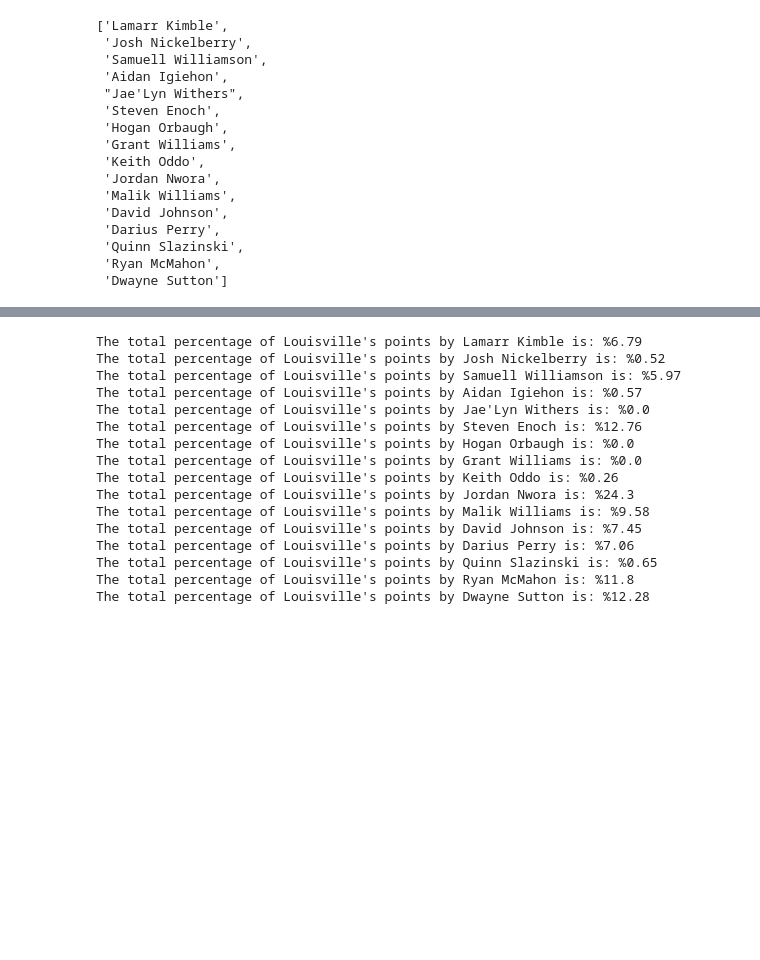
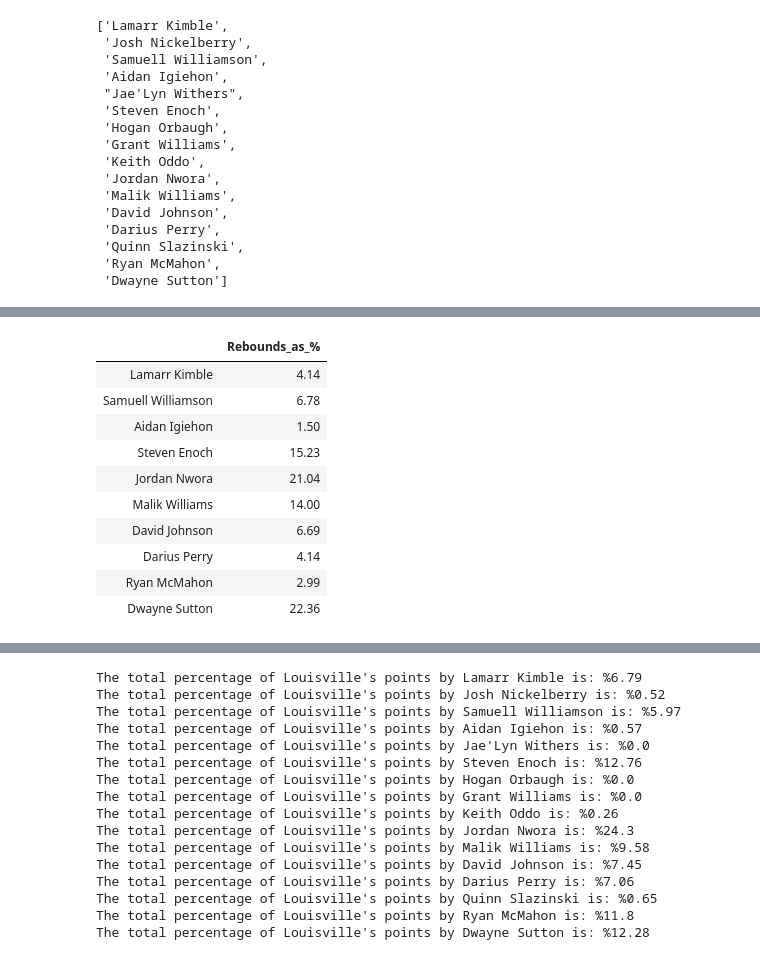
Before and after one commit to Bourbonplaytime/LouisvilleMBBStats, a Jupyter notebook: Louisville_Rebounds_as_Percentage.ipynb, the cells around one changed output, grey strips where cells are left out. Saved outputs shown, nothing was run; the diff lists cells and outputs as text; code cells hidden in the pictures; blank space fills up the shorter version.

```diff
--- a/Louisville_Rebounds_as_Percentage.ipynb
+++ b/Louisville_Rebounds_as_Percentage.ipynb
@@ -167,0 +179,21 @@ The total percentage of Louisville's rebounds by Dwayne Sutton is: %22.36
+# %%
+df_rebs = pd.DataFrame.from_dict(reb_dict, orient='index')
+
+df_reb = df_rebs.drop(["Jae'Lyn Withers", "Hogan Orbaugh", "Grant Williams", "Keith Oddo", "Josh Nickelberry",
+                       "Quinn Slazinski",], axis=0)
+
+new = df_reb.rename(columns={0:'Rebounds_as_%'})
+
+new
+# %% [output]
+|  | Rebounds_as_% |
+| Lamarr Kimble | 4.14 |
+| Samuell Williamson | 6.78 |
+| Aidan Igiehon | 1.50 |
+| Steven Enoch | 15.23 |
+| Jordan Nwora | 21.04 |
+| Malik Williams | 14.00 |
+| David Johnson | 6.69 |
+| Darius Perry | 4.14 |
+| Ryan McMahon | 2.99 |
+| Dwayne Sutton | 22.36 |
```
Also changed, not shown: parts of 7 cells of this notebook.
